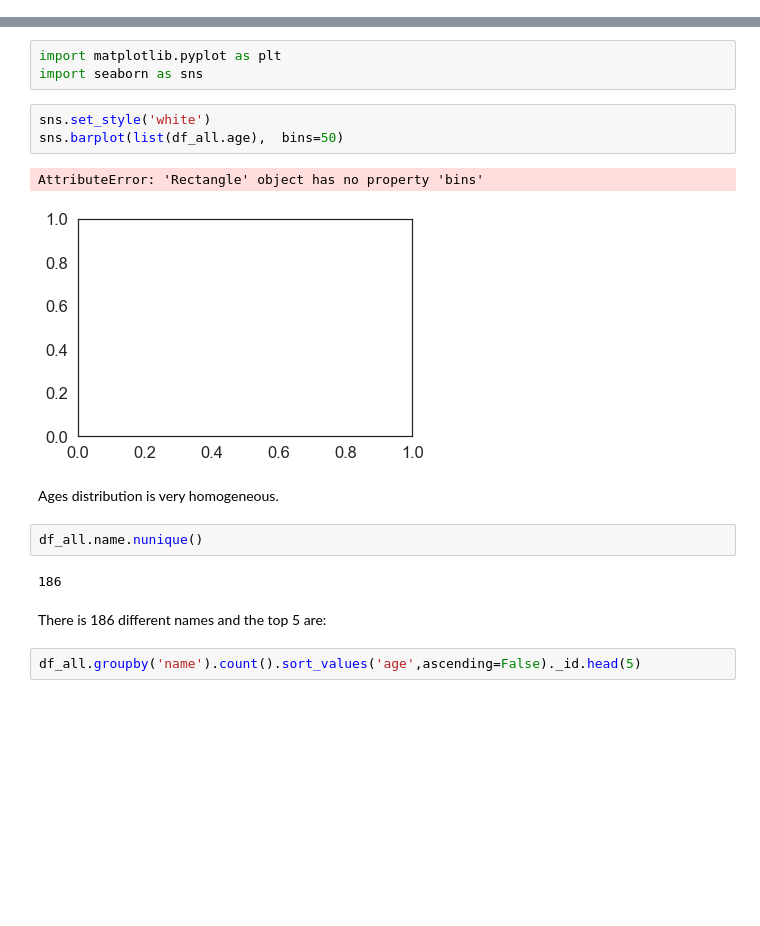
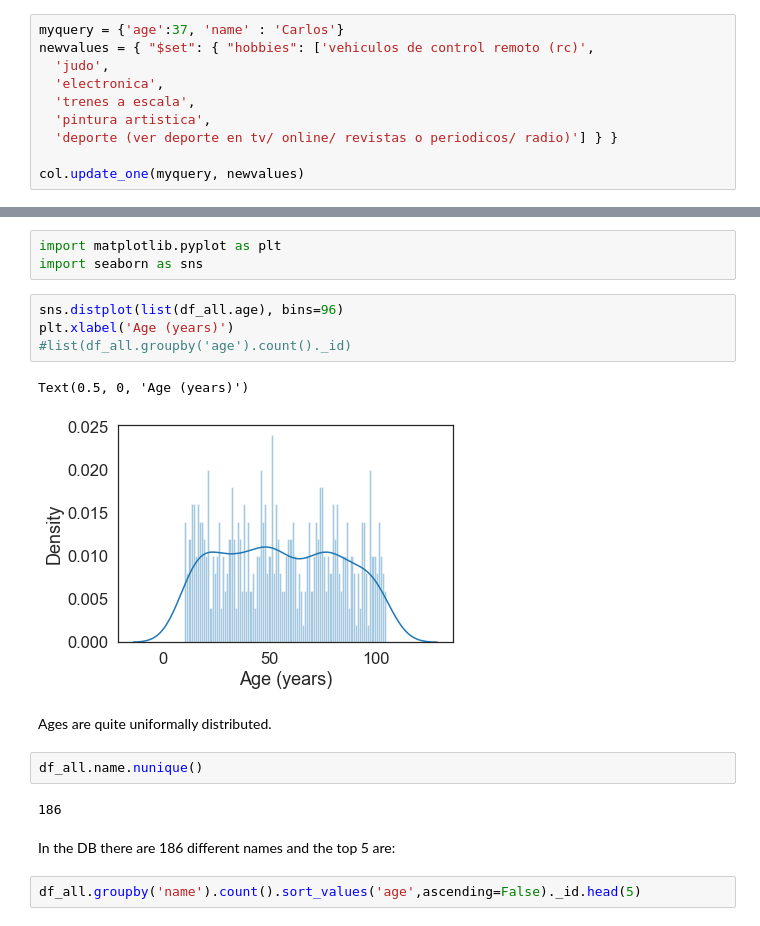
Before and after one commit to MarkusHumetus/Bases_de_dades_NoSQL, a Jupyter notebook: S14_T01_Bases de dades no relacionals.ipynb, the cells around one changed output, grey strips where cells are left out. Saved outputs shown, nothing was run; the diff lists cells and outputs as text; blank space fills up the shorter version.

```diff
--- a/S14_T01_Bases de dades no relacionals.ipynb
+++ b/S14_T01_Bases de dades no relacionals.ipynb
@@ -168,0 +158,10 @@ Number of documents in the collecion 'personas': 505
+# %%
+myquery = {'age':37, 'name' : 'Carlos'}
+newvalues = { "$set": { "hobbies": ['vehiculos de control remoto (rc)',
+  'judo',
+  'electronica',
+  'trenes a escala',
+  'pintura artistica',
+  'deporte (ver deporte en tv/ online/ revistas o periodicos/ radio)'] } }
+
+col.update_one(myquery, newvalues)
@@ -333,20 +340,21 @@ Age range cover is as defined 10 to 105. The average age is 53 and it looks the
 # %%
 import matplotlib.pyplot as plt
 import seaborn as sns
-# %%
-sns.set_style('white')
-sns.barplot(list(df_all.age),  bins=50)
-# %% [output]
-AttributeError: 'Rectangle' object has no property 'bins'
-[figure, removed]
-# %% [markdown]
-Ages distribution is very homogeneous.
+# %%
+sns.distplot(list(df_all.age), bins=96)
+plt.xlabel('Age (years)')
+#list(df_all.groupby('age').count()._id)
+# %% [output]
+Text(0.5, 0, 'Age (years)')
+[figure, added]
+# %% [markdown]
+Ages are quite uniformally distributed.
 # %%
 df_all.name.nunique()
 # %% [output]
 186
 # %% [markdown]
-There is 186 different names and the top 5 are:
+In the DB there are 186 different names and the top 5 are:
 # %%
 df_all.groupby('name').count().sort_values('age',ascending=False)._id.head(5)
 # %% [output]
```
Also changed, not shown: parts of 6 cells of this notebook.
